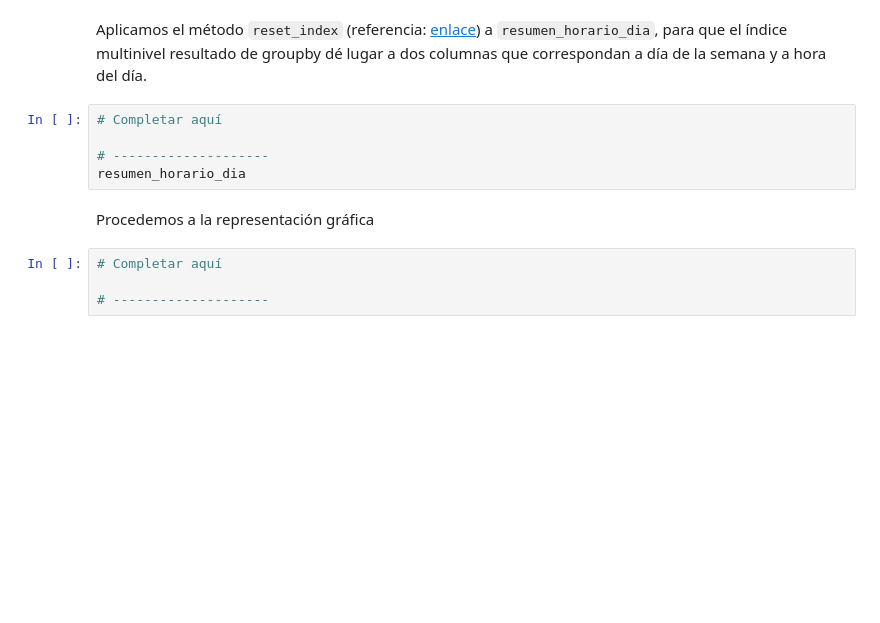
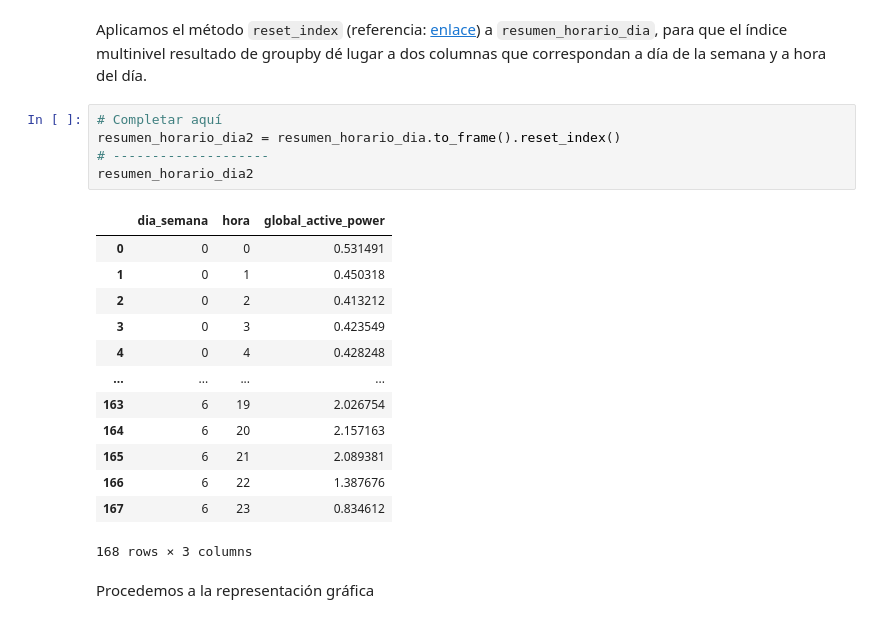
Before and after one commit to varo6/datascience-101, a Jupyter notebook: 03 - approaching pyplot/02-visualizacion_consumo_vivienda_handout.ipynb, the cells around one changed output. Saved outputs shown, nothing was run; the diff lists cells and outputs as text; blank space fills up the shorter version.

```diff
--- a/03 - approaching pyplot/02-visualizacion_consumo_vivienda_handout.ipynb
+++ b/03 - approaching pyplot/02-visualizacion_consumo_vivienda_handout.ipynb
@@ -281,12 +317,22 @@ NameError: name 'resumen_horario_dia' is not defined
 Aplicamos el método `reset_index` (referencia: [enlace](https://pandas.pydata.org/pandas-docs/stable/reference/api/pandas.DataFrame.reset_index.html)) a `resumen_horario_dia`, para que el índice multinivel resultado de groupby dé lugar a dos columnas que correspondan a día de la semana y a hora del día.
 # %%
 # Completar aquí
-
+resumen_horario_dia2 = resumen_horario_dia.to_frame().reset_index()
 # --------------------
-resumen_horario_dia
+resumen_horario_dia2
+# %% [output]
+|  | dia_semana | hora | global_active_power |
+| 0 | 0 | 0 | 0.531491 |
+| 1 | 0 | 1 | 0.450318 |
+| 2 | 0 | 2 | 0.413212 |
+| 3 | 0 | 3 | 0.423549 |
+| 4 | 0 | 4 | 0.428248 |
+| ... | ... | ... | ... |
+| 163 | 6 | 19 | 2.026754 |
+| 164 | 6 | 20 | 2.157163 |
+| 165 | 6 | 21 | 2.089381 |
+| 166 | 6 | 22 | 1.387676 |
+| 167 | 6 | 23 | 0.834612 |
+168 rows × 3 columns
 # %% [markdown]
 Procedemos a la representación gráfica
-# %%
-# Completar aquí
-
-# --------------------
```
Also changed, not shown: parts of 9 cells of this notebook.
